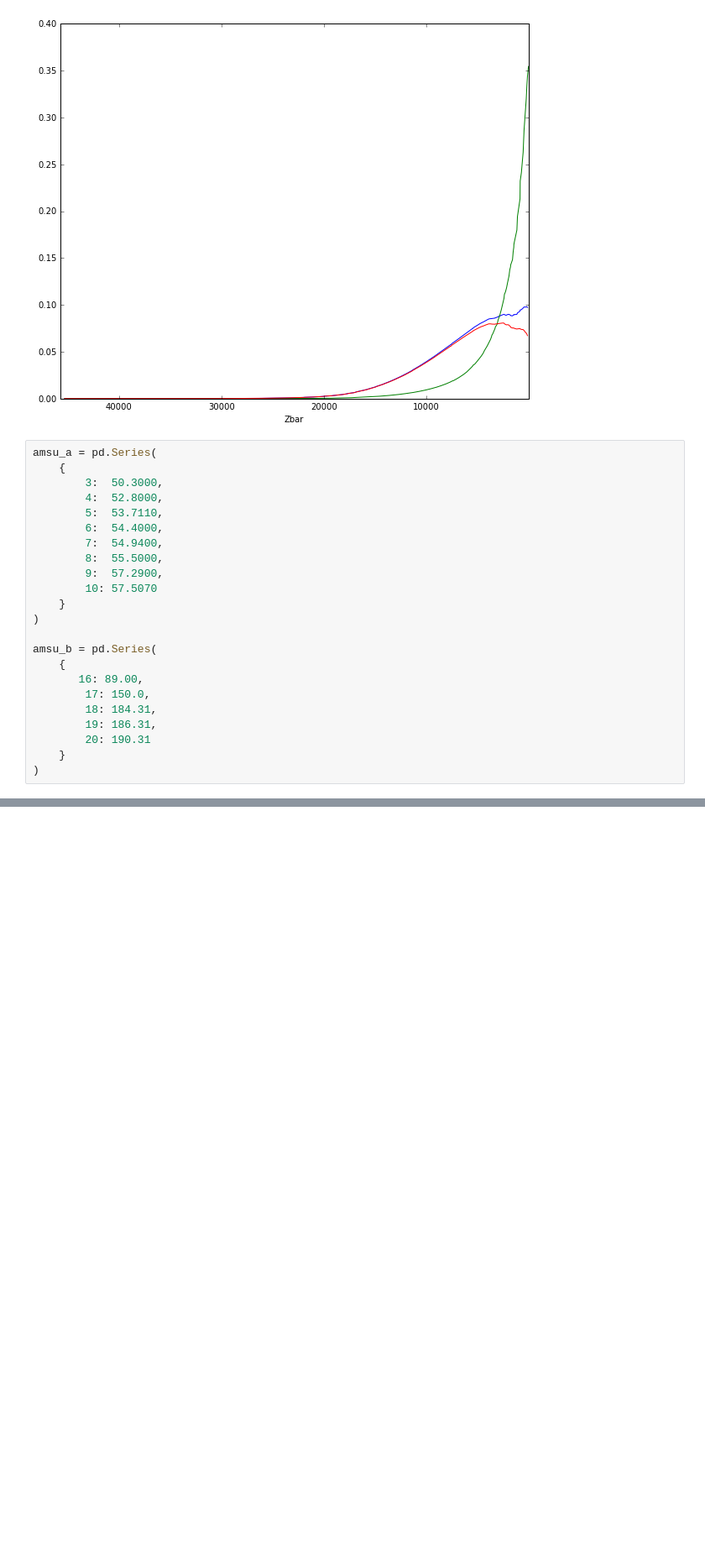
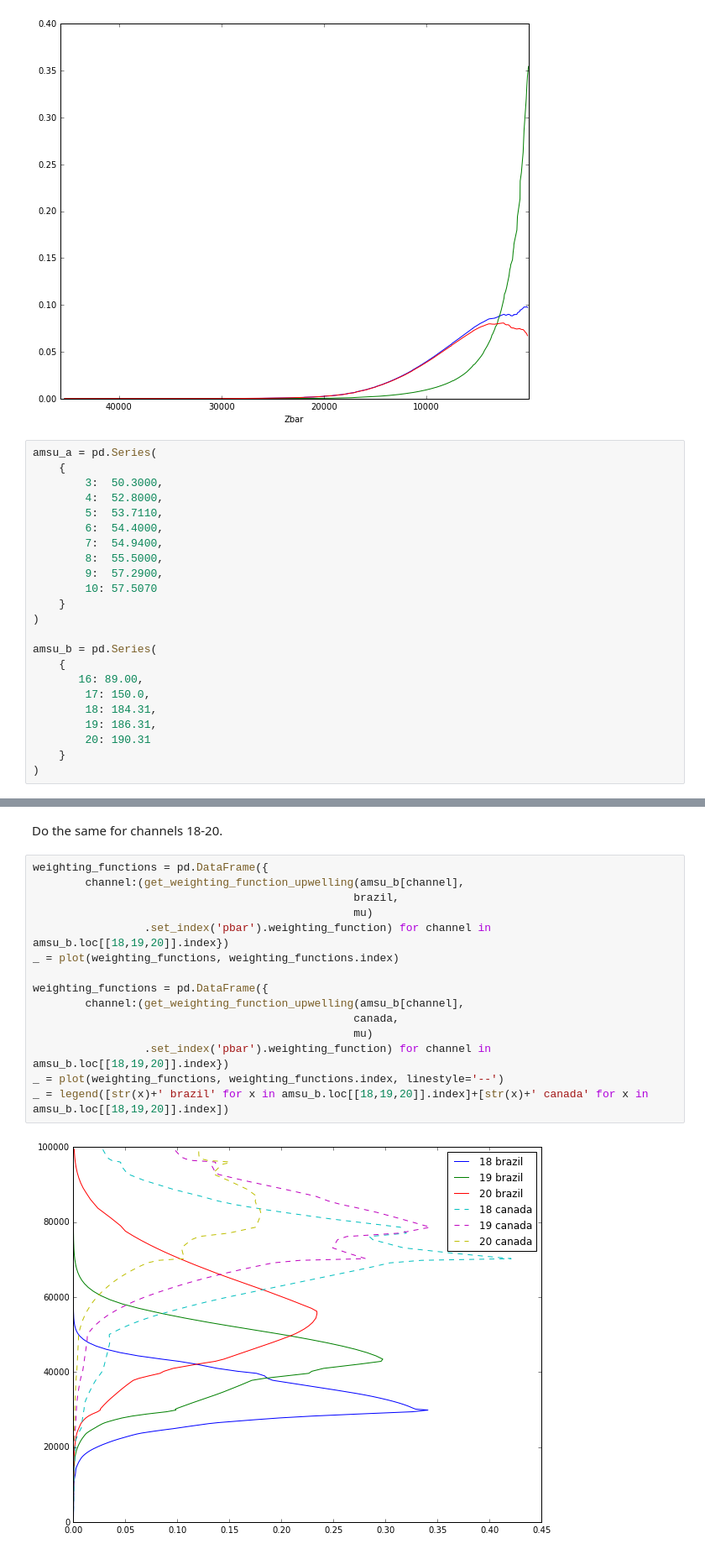
Before and after one commit to CodaP/aos_weighting_function, a Jupyter notebook: weighting function.ipynb, the cells around one changed output, grey strips where cells are left out. Shown: that part at 84% size. Saved outputs shown, nothing was run; the diff lists cells and outputs as text; blank space fills up the shorter version.

```diff
--- a/weighting function.ipynb
+++ b/weighting function.ipynb
@@ -187,0 +209,19 @@ Name: 3, dtype: float64
+# %% [markdown]
+Do the same for channels 18-20.
+# %%
+weighting_functions = pd.DataFrame({
+        channel:(get_weighting_function_upwelling(amsu_b[channel],
+                                                 brazil,
+                                                 mu)
+                 .set_index('pbar').weighting_function) for channel in amsu_b.loc[[18,19,20]].index})
+_ = plot(weighting_functions, weighting_functions.index)
+
+weighting_functions = pd.DataFrame({
+        channel:(get_weighting_function_upwelling(amsu_b[channel],
+                                                 canada,
+                                                 mu)
+                 .set_index('pbar').weighting_function) for channel in amsu_b.loc[[18,19,20]].index})
+_ = plot(weighting_functions, weighting_functions.index, linestyle='--')
+_ = legend([str(x)+' brazil' for x in amsu_b.loc[[18,19,20]].index]+[str(x)+' canada' for x in amsu_b.loc[[18,19,20]].index])
+# %% [output]
+[figure, added]
```
Also changed, not shown: parts of 38 cells of this notebook, 1 other file.
